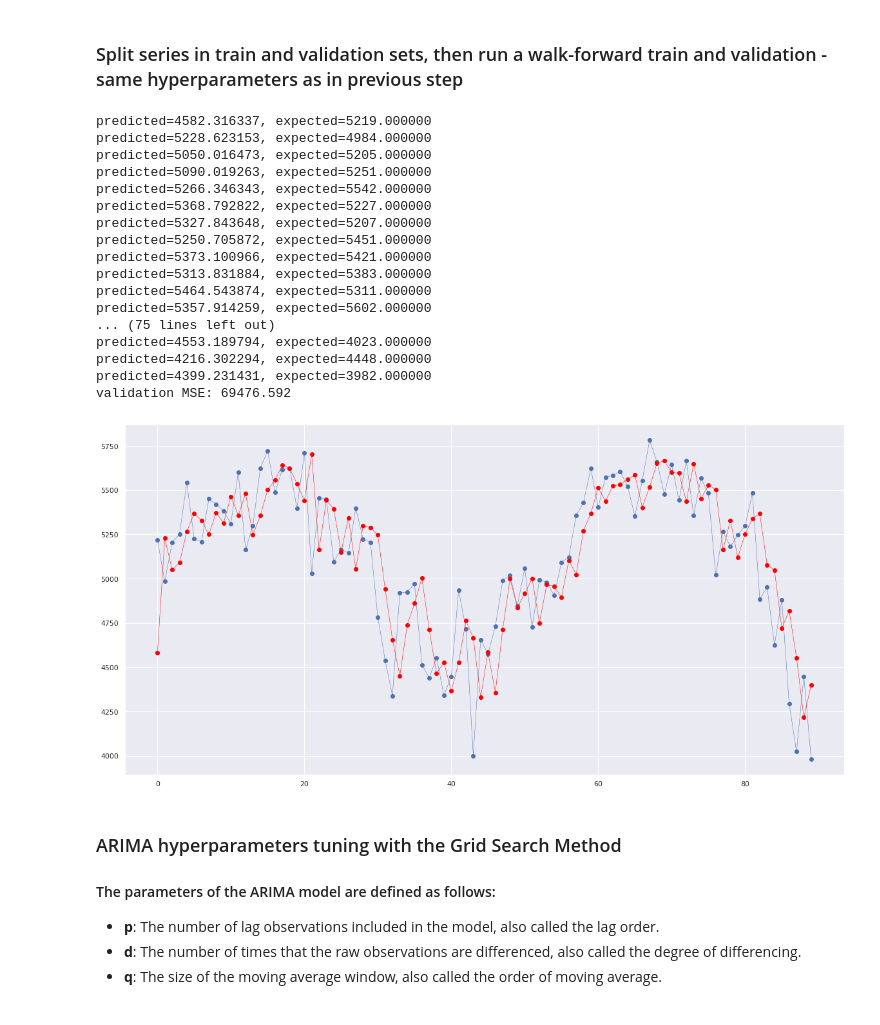
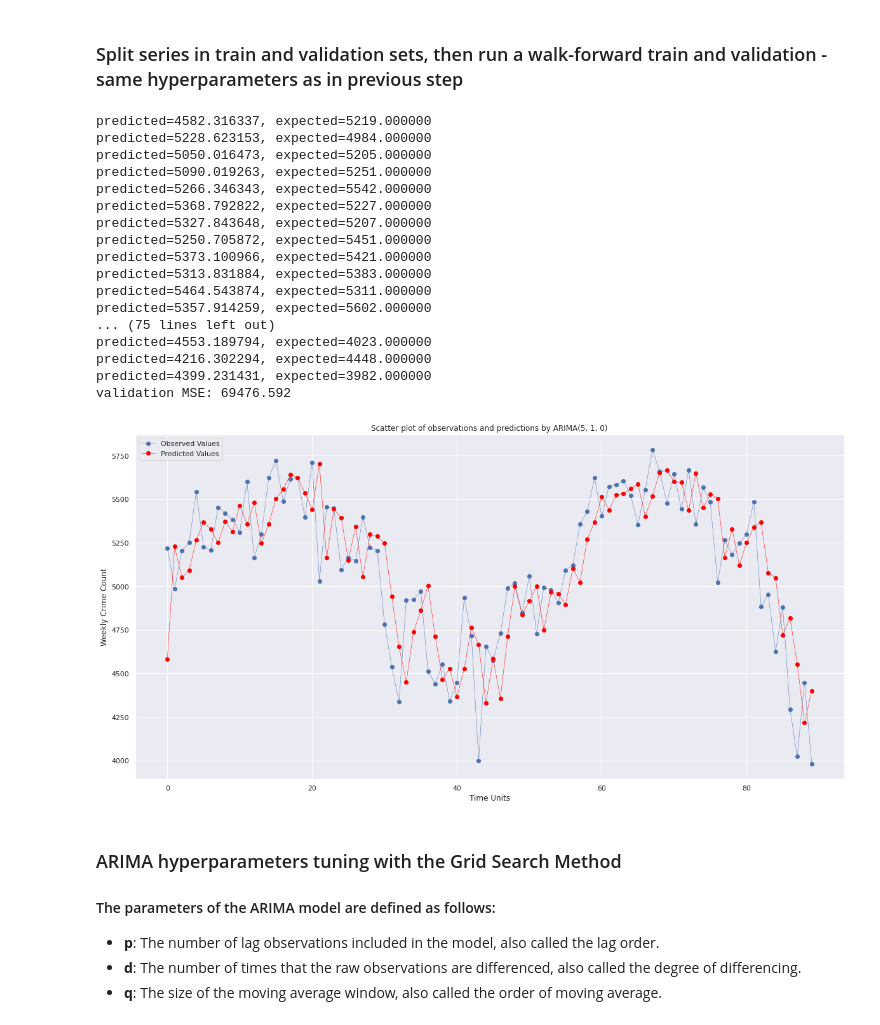
Before and after one commit to anto8460/chicago_project, a Jupyter notebook: chicago_project/timeseries_analysis_and_forecasting.ipynb, the cells around one changed output. Cells and saved outputs as stored; diff of their text form; code cells hidden in the pictures.

```diff
--- a/chicago_project/timeseries_analysis_and_forecasting.ipynb
+++ b/chicago_project/timeseries_analysis_and_forecasting.ipynb
@@ -330,36 +328,40 @@ def walk_forward_train_evaluate_and_report(series, arima_order):
         predictions.append(yhat)
         obs = validation[t]
         history.append(obs)
         print('predicted=%f, expected=%f' % (yhat, obs))
     # evaluate forecasts
     mse = mean_squared_error(validation, predictions)
     print('validation MSE: %.3f' % mse)
     # plot forecasts against actual outcomes
-    plt.plot(validation)
-    plt.plot(predictions, color='red')
+    plt.plot(validation, label='Observed Values')
+    plt.plot(predictions, color='red', label='Predicted Values')
+    plt.ylabel('Weekly Crime Count')
+    plt.xlabel('Time Units')
+    plt.legend(loc="upper left")
+    plt.title(f'Scatter plot of observations and predictions by ARIMA{arima_order}')
     plt.show()
 
 
 walk_forward_train_evaluate_and_report(series, (5, 1, 0))
 # %% [output]
 predicted=4582.316337, expected=5219.000000
 predicted=5228.623153, expected=4984.000000
 predicted=5050.016473, expected=5205.000000
 predicted=5090.019263, expected=5251.000000
 predicted=5266.346343, expected=5542.000000
 predicted=5368.792822, expected=5227.000000
 predicted=5327.843648, expected=5207.000000
 predicted=5250.705872, expected=5451.000000
 predicted=5373.100966, expected=5421.000000
 predicted=5313.831884, expected=5383.000000
 predicted=5464.543874, expected=5311.000000
 predicted=5357.914259, expected=5602.000000
 ... (75 lines left out)
 predicted=4553.189794, expected=4023.000000
 predicted=4216.302294, expected=4448.000000
 predicted=4399.231431, expected=3982.000000
 validation MSE: 69476.592
-[figure, old version]
+[figure, new version]
 # %% [markdown]
 ### ARIMA hyperparameters tuning with the Grid Search Method
 
```
Also changed, not shown: parts of 6 cells of this notebook.
